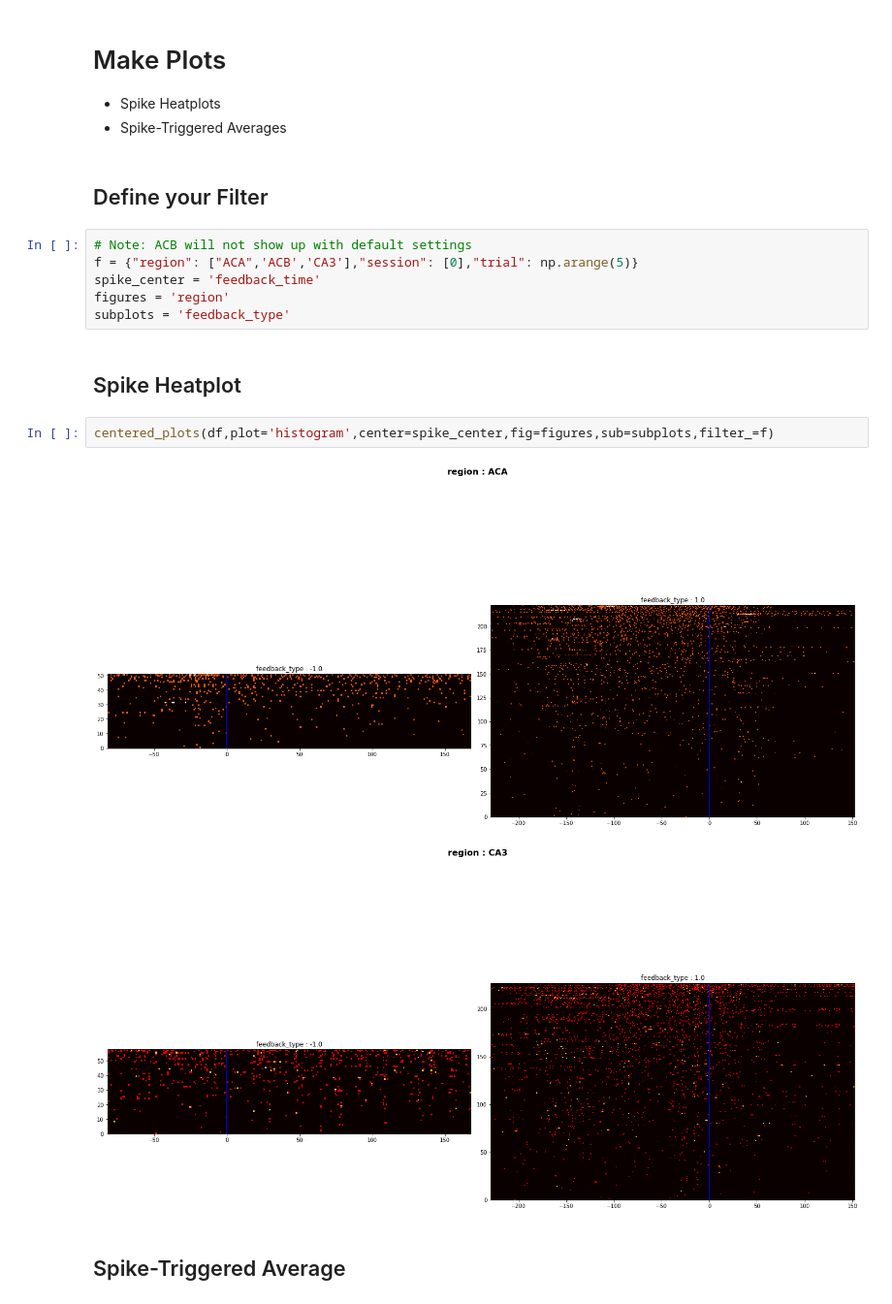
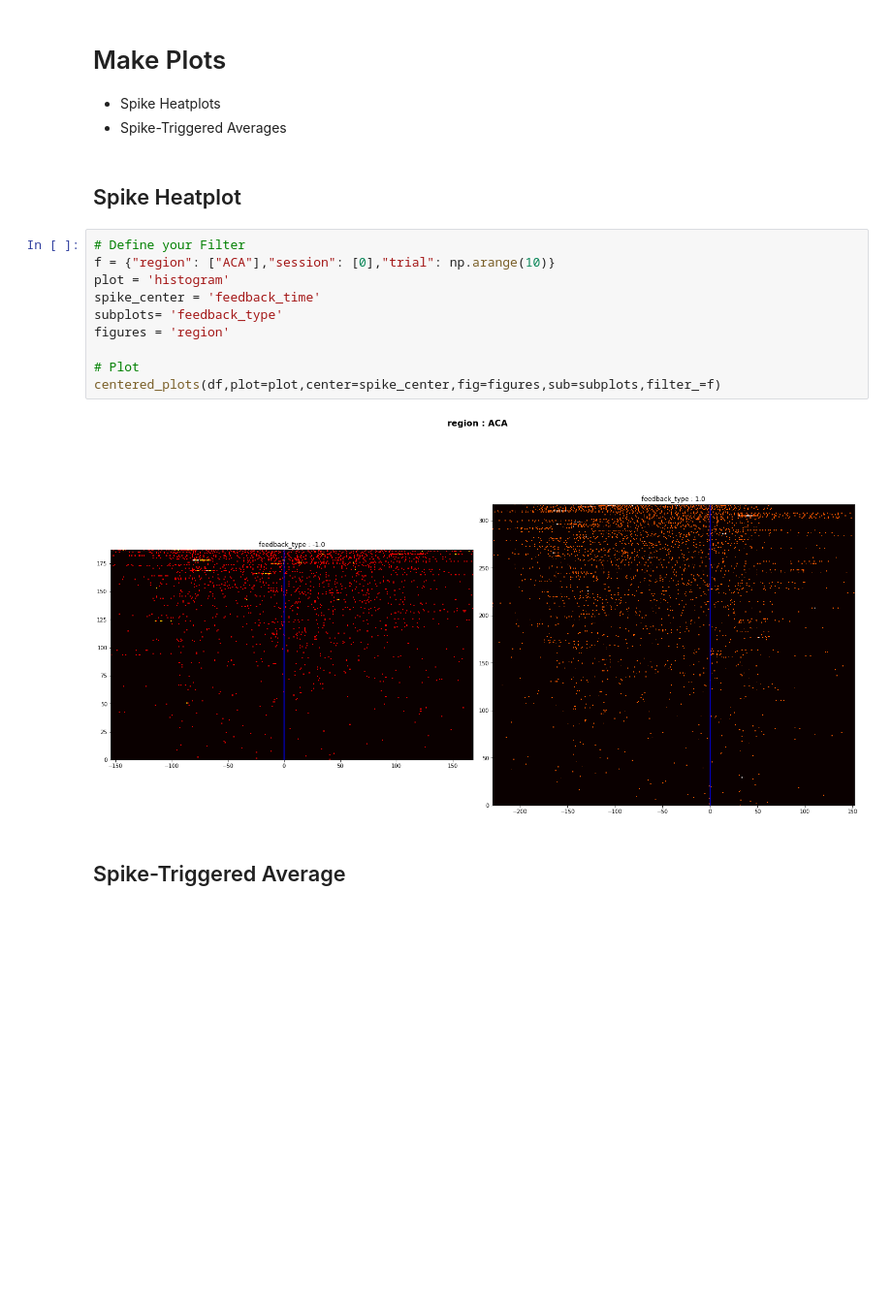
Before and after one commit to jordanlei/neuromatch-project, a Jupyter notebook: garrett_spikes.ipynb, the cells around one changed output. Shown at 97% size. Cells and saved outputs as stored; diff of their text form; blank space fills up the shorter version.

```diff
--- a/garrett_spikes.ipynb
+++ b/garrett_spikes.ipynb
@@ -129,21 +155,20 @@ def centered_plots(df,plot:str='sta',center:str = '',fig:str = '', sub:str = '',
 # Make Plots
 - Spike Heatplots
 - Spike-Triggered Averages
-# %% [markdown]
-## Define your Filter
-# %%
-# Note: ACB will not show up with default settings
-f = {"region": ["ACA",'ACB','CA3'],"session": [0],"trial": np.arange(5)}
-spike_center = 'feedback_time'
-figures = 'region'
-subplots = 'feedback_type'
 # %% [markdown]
 ## Spike Heatplot
-# %%
-centered_plots(df,plot='histogram',center=spike_center,fig=figures,sub=subplots,filter_=f)
-# %% [output]
-[figure, removed]
-[figure, removed]
+# %%
+# Define your Filter
+f = {"region": ["ACA"],"session": [0],"trial": np.arange(10)}
+plot = 'histogram'
+spike_center = 'feedback_time'
+subplots= 'feedback_type'
+figures = 'region'
+
+# Plot
+centered_plots(df,plot=plot,center=spike_center,fig=figures,sub=subplots,filter_=f)
+# %% [output]
+[figure, added]
 # %% [markdown]
 ## Spike-Triggered Average
 # %%
```
Also changed, not shown: parts of 3 cells of this notebook.
